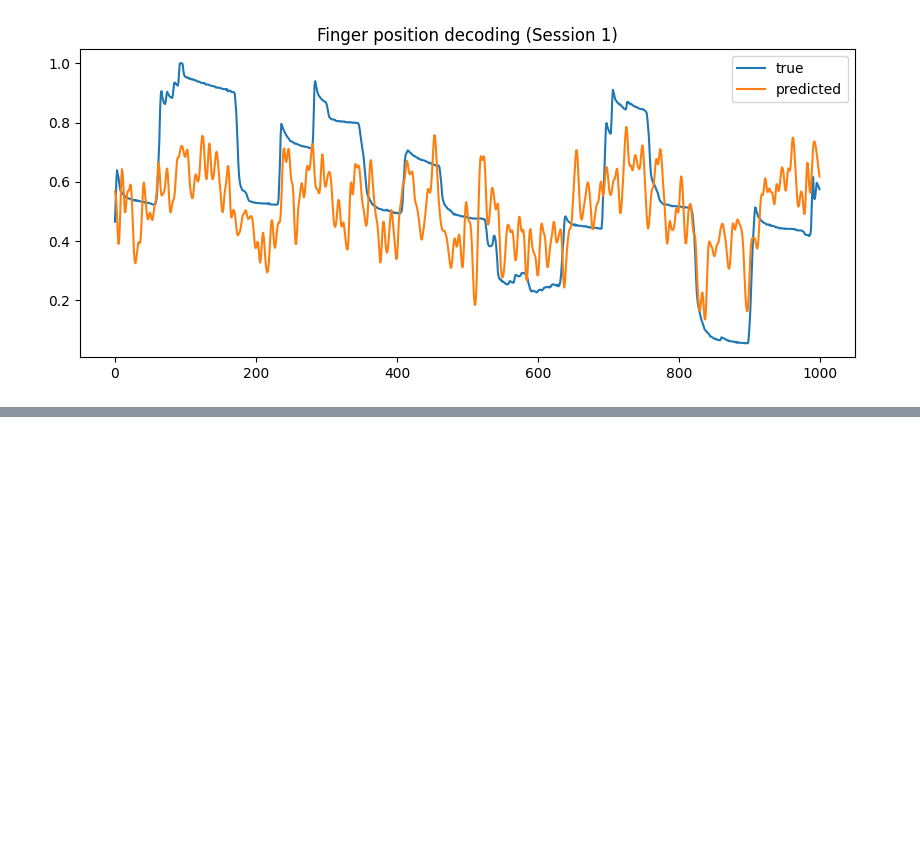
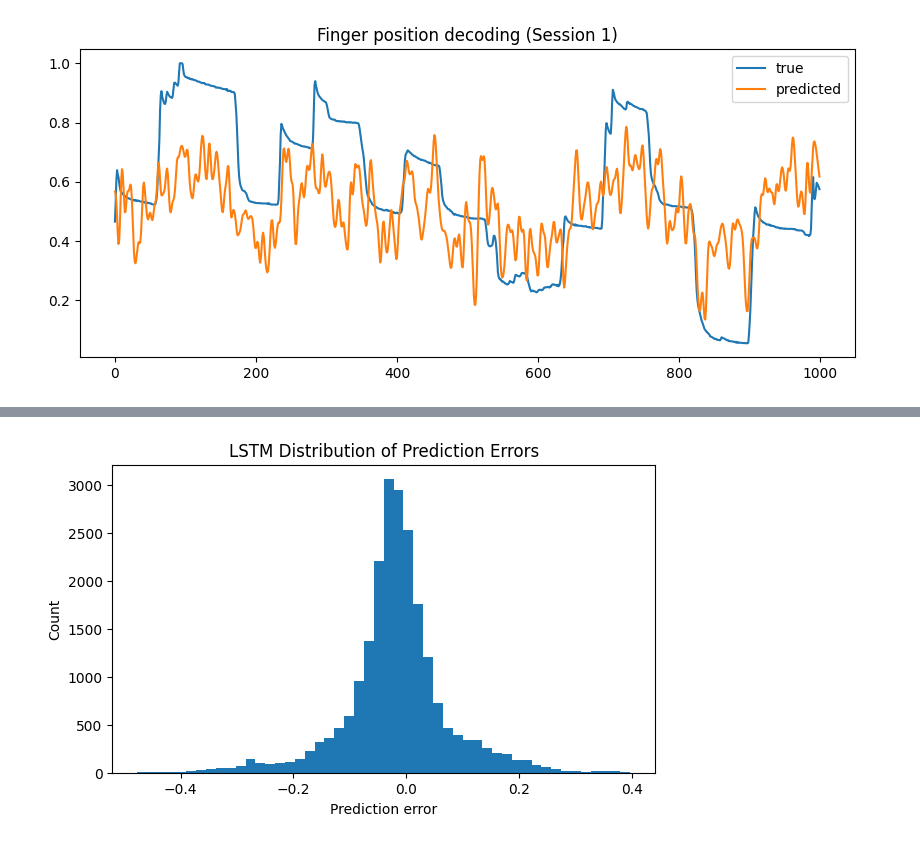
Before and after one commit to ncao27/LINK-analysis, a Jupyter notebook: notebooks/link_analysis.ipynb, the cells around one changed output, grey strips where cells are left out. Cells and saved outputs as stored; diff of their text form; code cells hidden in the pictures; blank space fills up the shorter version.

```diff
--- a/notebooks/link_analysis.ipynb
+++ b/notebooks/link_analysis.ipynb
@@ -339,0 +428,9 @@ print(torch.cuda.is_available())
+# %%
+plt.figure(figsize=(7, 4))
+plt.hist(residuals, bins=50)
+plt.xlabel("Prediction error")
+plt.ylabel("Count")
+plt.title("LSTM Distribution of Prediction Errors")
+plt.show()
+# %% [output]
+[figure, added]
```
Also changed, not shown: parts of 8 cells of this notebook, 3 other files.
